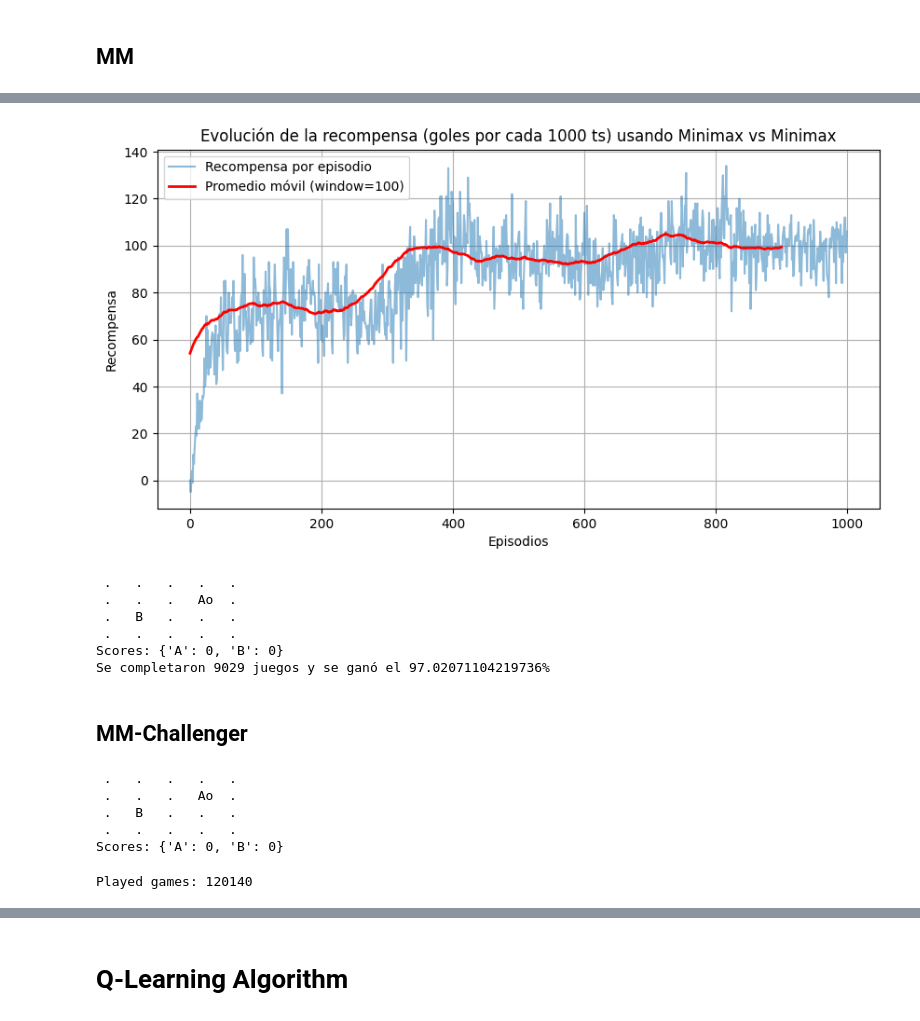
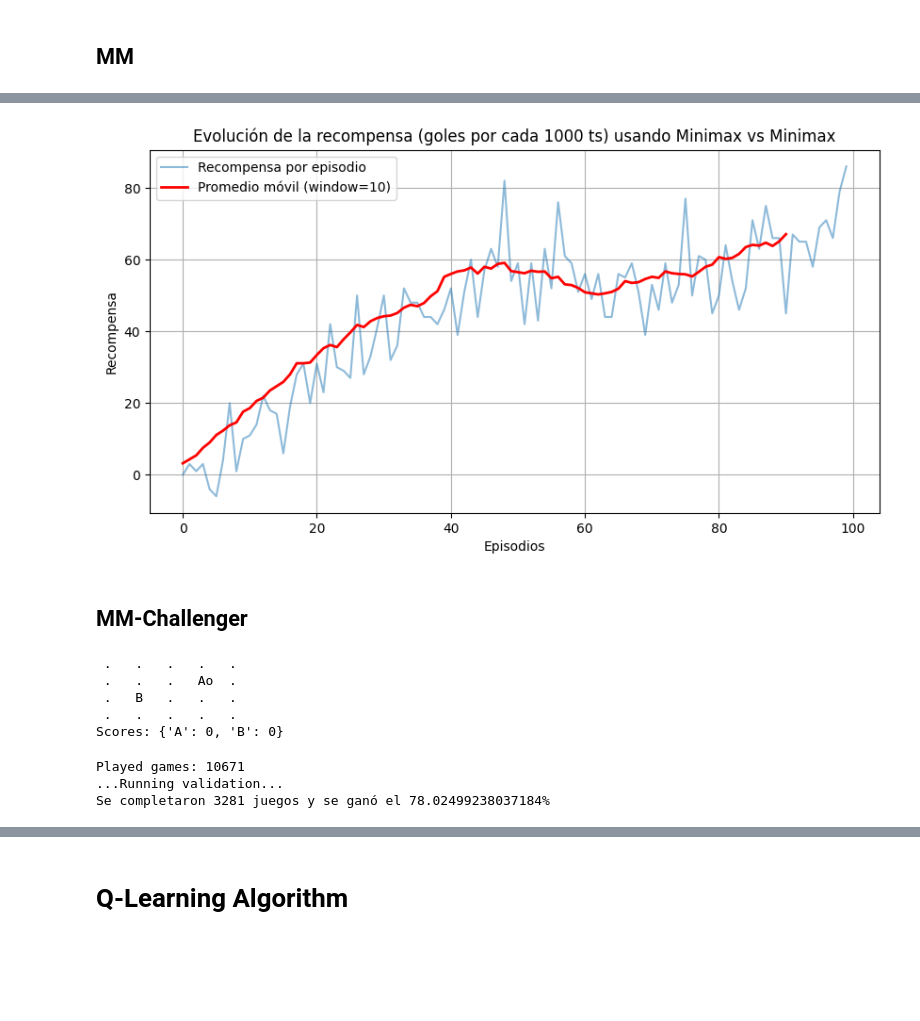
Before and after one commit to juanpabmedina/master_thesis, a Jupyter notebook: algorithms/soccer_game/soccer_game.ipynb, the cells around one changed output, grey strips where cells are left out. Saved outputs shown, nothing was run; the diff lists cells and outputs as text; code cells hidden in the pictures; blank space fills up the shorter version.

```diff
--- a/algorithms/soccer_game/soccer_game.ipynb
+++ b/algorithms/soccer_game/soccer_game.ipynb
@@ -285,3 +82,6 @@ Played games: 91107
 # %%
+trainer = MinimaxTrainer(steps=100000, player='A', opponent='minimax', pi_table={})
+MM_hist_reward, pi_table_MM, pi_table_MM2  = trainer.train()
+
 with open("results/pi_table_MM.txt", "w") as f:
-    f.write(str(pi_table1_mm))
+    f.write(str(pi_table_MM))
@@ -288,29 +97,26 @@ with open("results/pi_table_MM.txt", "w") as f:
 # %%
 title = 'Evolución de la recompensa (goles por cada 1000 ts) usando Minimax vs Minimax'
-plot_rewards(hist_reward_mm,title, window_size=100)
+plot_rewards(MM_hist_reward,title, window_size=10)
 # %% [output]
-[figure, old version]
+[figure, new version]
-# %%
-run_validation(pi_table1_mm, player='A', render = False, opponent = 'random')
-# %% [output]
- .   .   .   .   .
- .   .   .   Ao  .
- .   B   .   .   .
- .   .   .   .   .
-Scores: {'A': 0, 'B': 0}
-Se completaron 9029 juegos y se ganó el 97.02071104219736%
 # %% [markdown]
 ## MM-Challenger
 # %%
 with open("results/pi_table_MM.txt", "r") as f:
     contenido = f.read()
     pi_table_MM = eval(contenido)  # Convierte el texto de nuevo en un diccionario
+
+trainer = MinimaxTrainer(steps=100000, player='B', opponent='pi_table', pi_table=pi_table_MM)
+MMC_hist_reward, pi_table_MMC  = trainer.train()
+
+with open("results/pi_table_MMC.txt", "w") as f:
+    f.write(str(pi_table_MMC))
+# %% [output]
+ .   .   .   .   .
+ .   .   .   Ao  .
+ .   B   .   .   .
+ .   .   .   .   .
+Scores: {'A': 0, 'B': 0}
+Played games: 10671
+...Running validation...
+Se completaron 3281 juegos y se ganó el 78.02499238037184%
-# %%
-hist_reward_MMC, pi_table_MMC = run_minimax_training(steps=1e6, player='B', opponent='pi_table', pi_table=pi_table_MM)
-# %% [output]
- .   .   .   .   .
- .   .   .   Ao  .
- .   B   .   .   .
- .   .   .   .   .
-Scores: {'A': 0, 'B': 0}
-Played games: 120140
```
Also changed, not shown: parts of 66 cells of this notebook, 13 other files.
